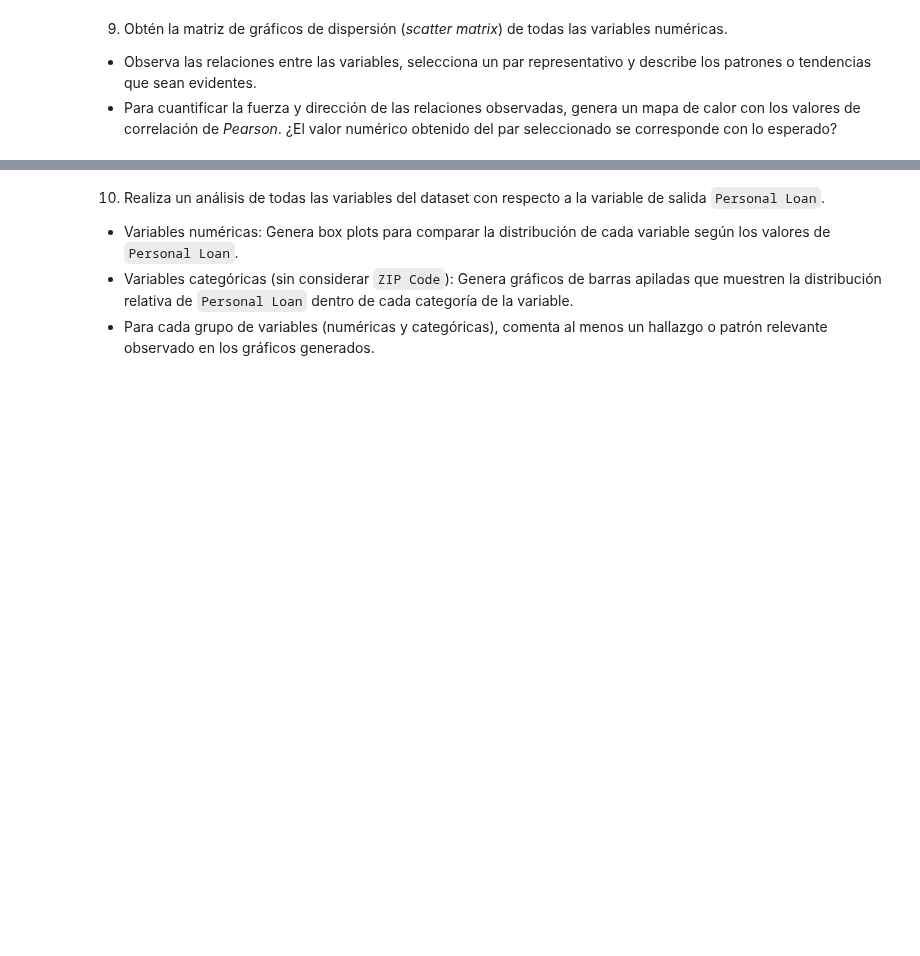
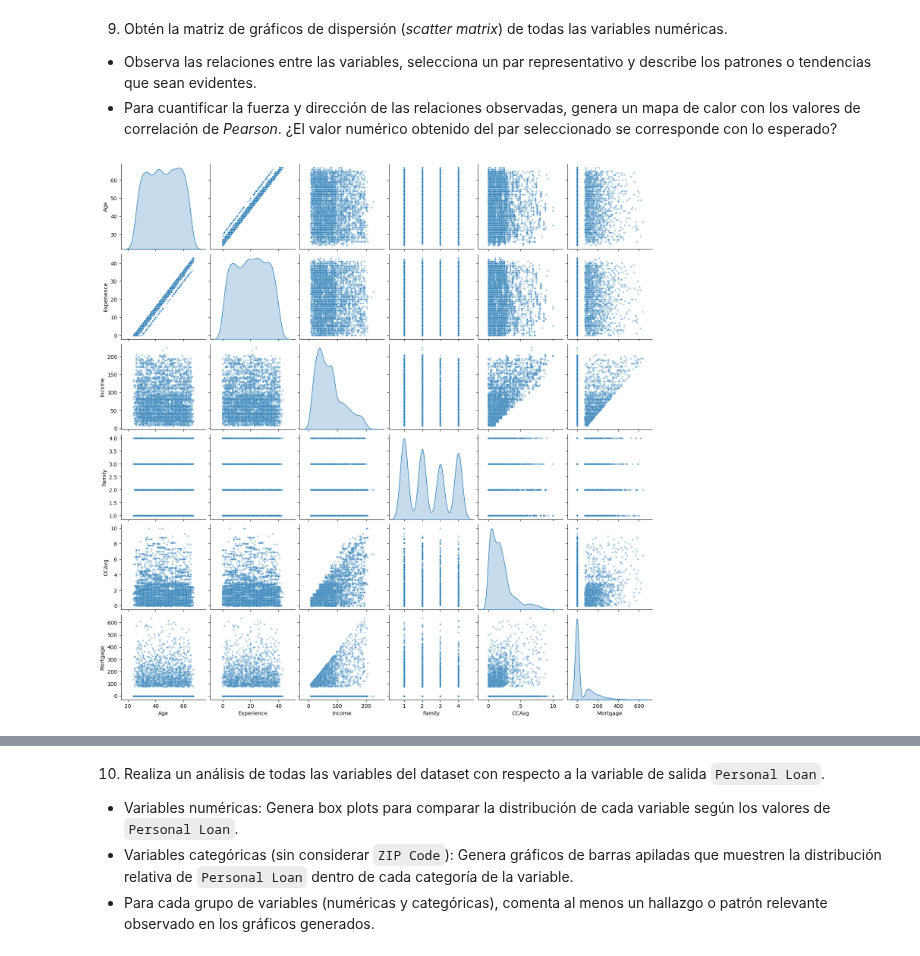
Before and after one commit to joshgc19/tc5053-datascience-A01841021-joshua-gamboa, a Jupyter notebook: Actividad4EDA.ipynb, the cells around one changed output, grey strips where cells are left out. Saved outputs shown, nothing was run; the diff lists cells and outputs as text; code cells hidden in the pictures; blank space fills up the shorter version.

```diff
--- a/Actividad4EDA.ipynb
+++ b/Actividad4EDA.ipynb
@@ -130,3 +550,8 @@ memory usage: 550.9+ KB
 9. Obtén la matriz de gráficos de dispersión (*scatter matrix*) de todas las variables numéricas.
 * Observa las relaciones entre las variables, selecciona un par representativo y describe los patrones o tendencias que sean evidentes.
 * Para cuantificar la fuerza y dirección de las relaciones observadas, genera un mapa de calor con los valores de correlación de *Pearson*. ¿El valor numérico obtenido del par seleccionado se corresponde con lo esperado?
+# %%
+sns.pairplot(loan_df[num_cols], diag_kind="kde", plot_kws={"alpha": 0.4, "s": 12})
+plt.show()
+# %% [output]
+[figure, added]
```
Also changed, not shown: parts of 50 cells of this notebook.
